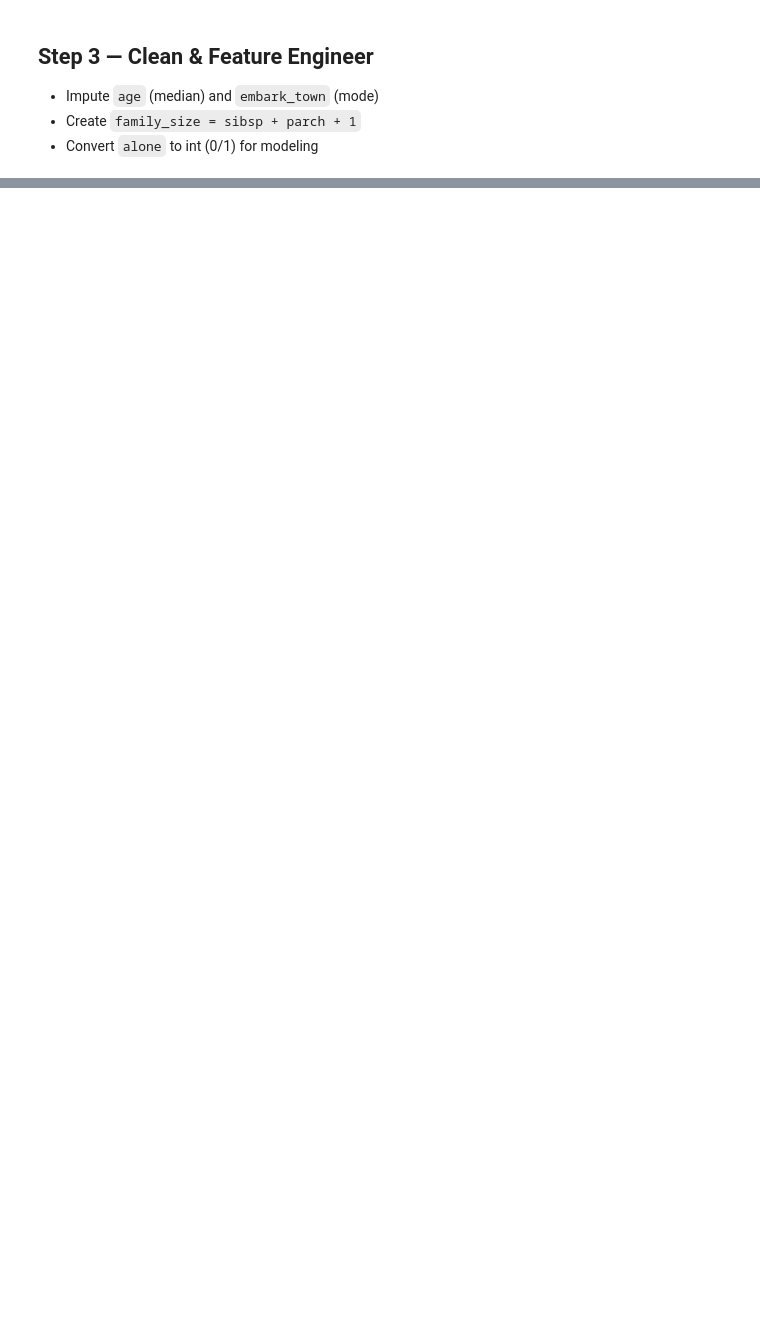
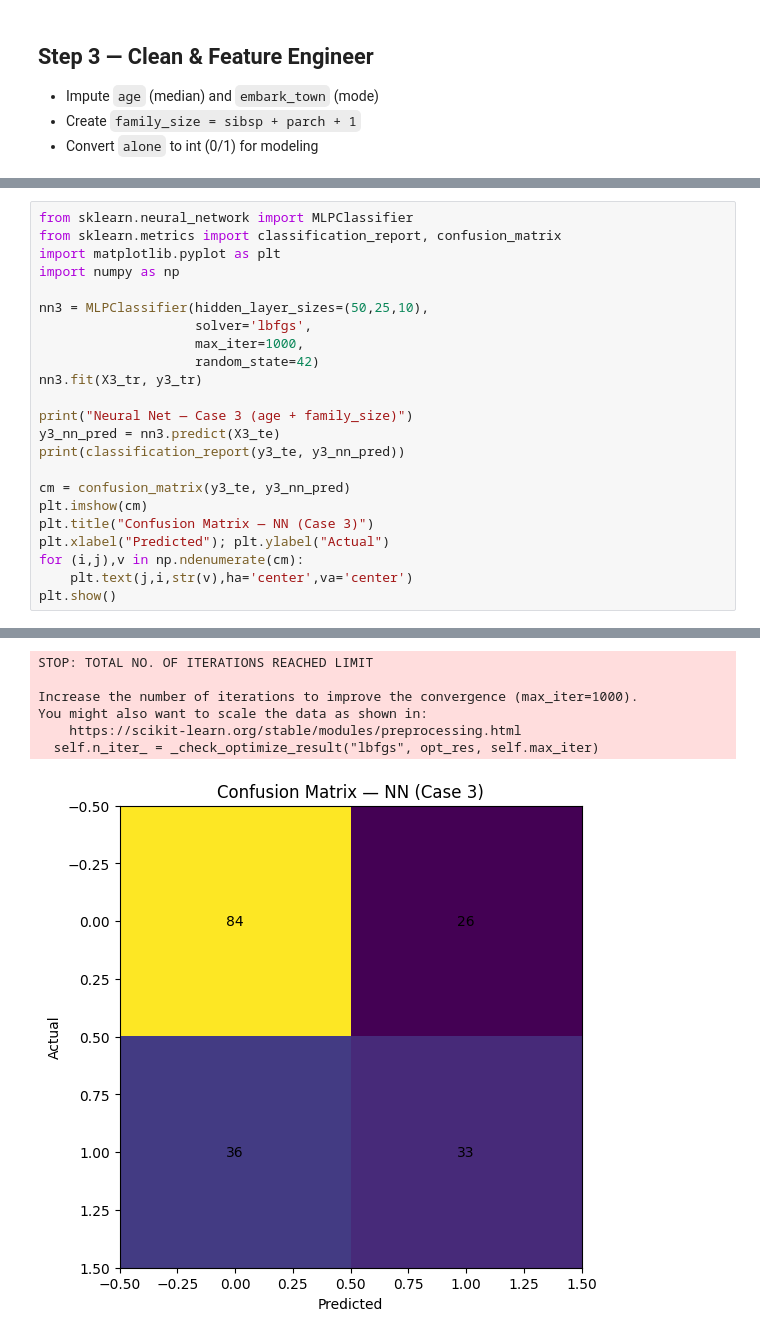
Before and after one commit to brandonjbbb/applied-ml-brandon, a Jupyter notebook: notebooks/project03/ml03_brandon.ipynb, the cells around one changed output, grey strips where cells are left out. Saved outputs shown, nothing was run; the diff lists cells and outputs as text; blank space fills up the shorter version.

```diff
--- a/notebooks/project03/ml03_brandon.ipynb
+++ b/notebooks/project03/ml03_brandon.ipynb
@@ -46,0 +229,24 @@ Error:
+# %%
+from sklearn.neural_network import MLPClassifier
+from sklearn.metrics import classification_report, confusion_matrix
+import matplotlib.pyplot as plt
+import numpy as np
+
+nn3 = MLPClassifier(hidden_layer_sizes=(50,25,10),
+                    solver='lbfgs',
+                    max_iter=1000,
+                    random_state=42)
+nn3.fit(X3_tr, y3_tr)
+
+print("Neural Net — Case 3 (age + family_size)")
+y3_nn_pred = nn3.predict(X3_te)
+print(classification_report(y3_te, y3_nn_pred))
+
+cm = confusion_matrix(y3_te, y3_nn_pred)
+plt.imshow(cm)
+plt.title("Confusion Matrix — NN (Case 3)")
+plt.xlabel("Predicted"); plt.ylabel("Actual")
+for (i,j),v in np.ndenumerate(cm):
+    plt.text(j,i,str(v),ha='center',va='center')
+plt.show()
+# %% [output]
@@ -46,0 +262,7 @@ Error:
+STOP: TOTAL NO. OF ITERATIONS REACHED LIMIT
+
+Increase the number of iterations to improve the convergence (max_iter=1000).
+You might also want to scale the data as shown in:
+    https://scikit-learn.org/stable/modules/preprocessing.html
+  self.n_iter_ = _check_optimize_result("lbfgs", opt_res, self.max_iter)
+[figure, added]
```
Also changed, not shown: parts of 11 cells of this notebook.
